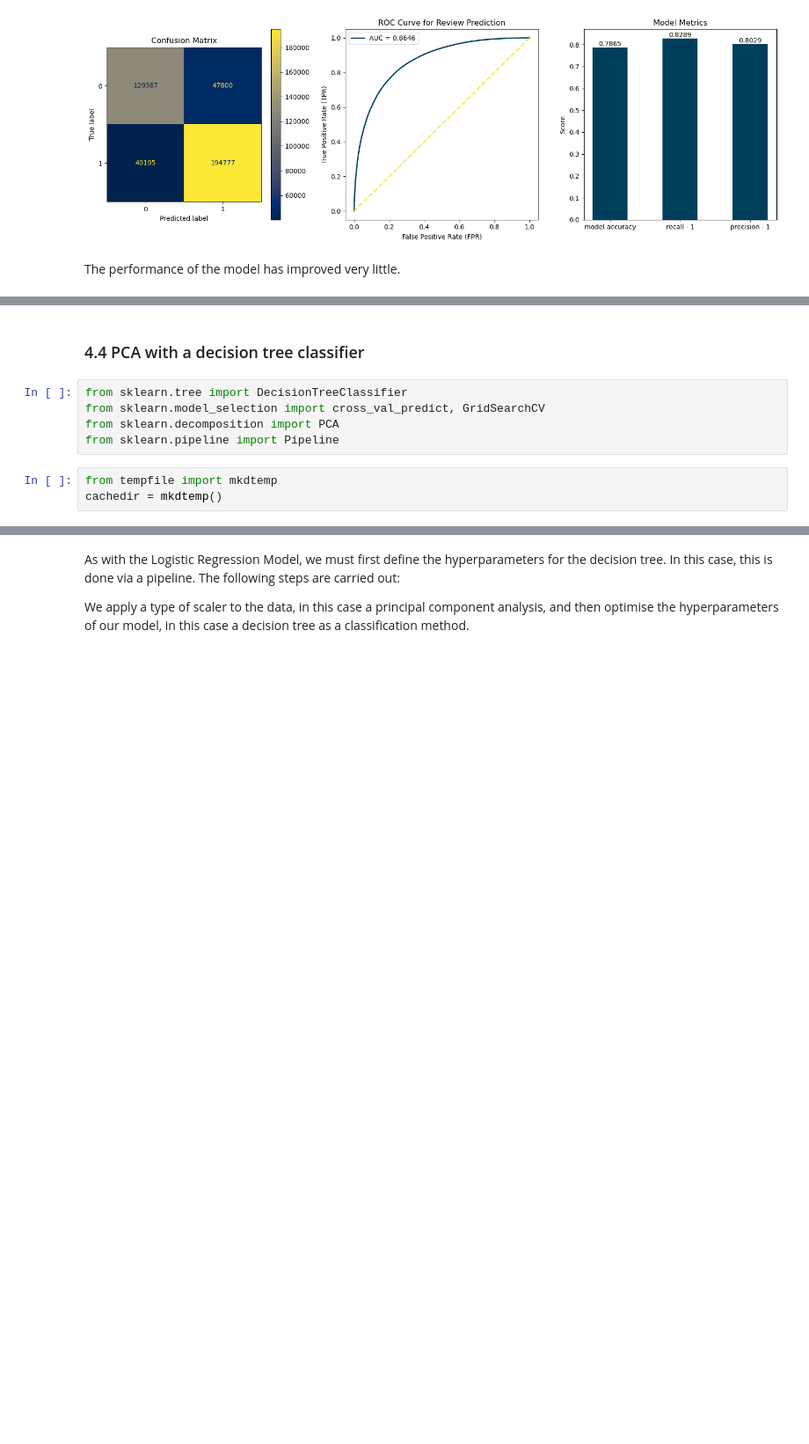
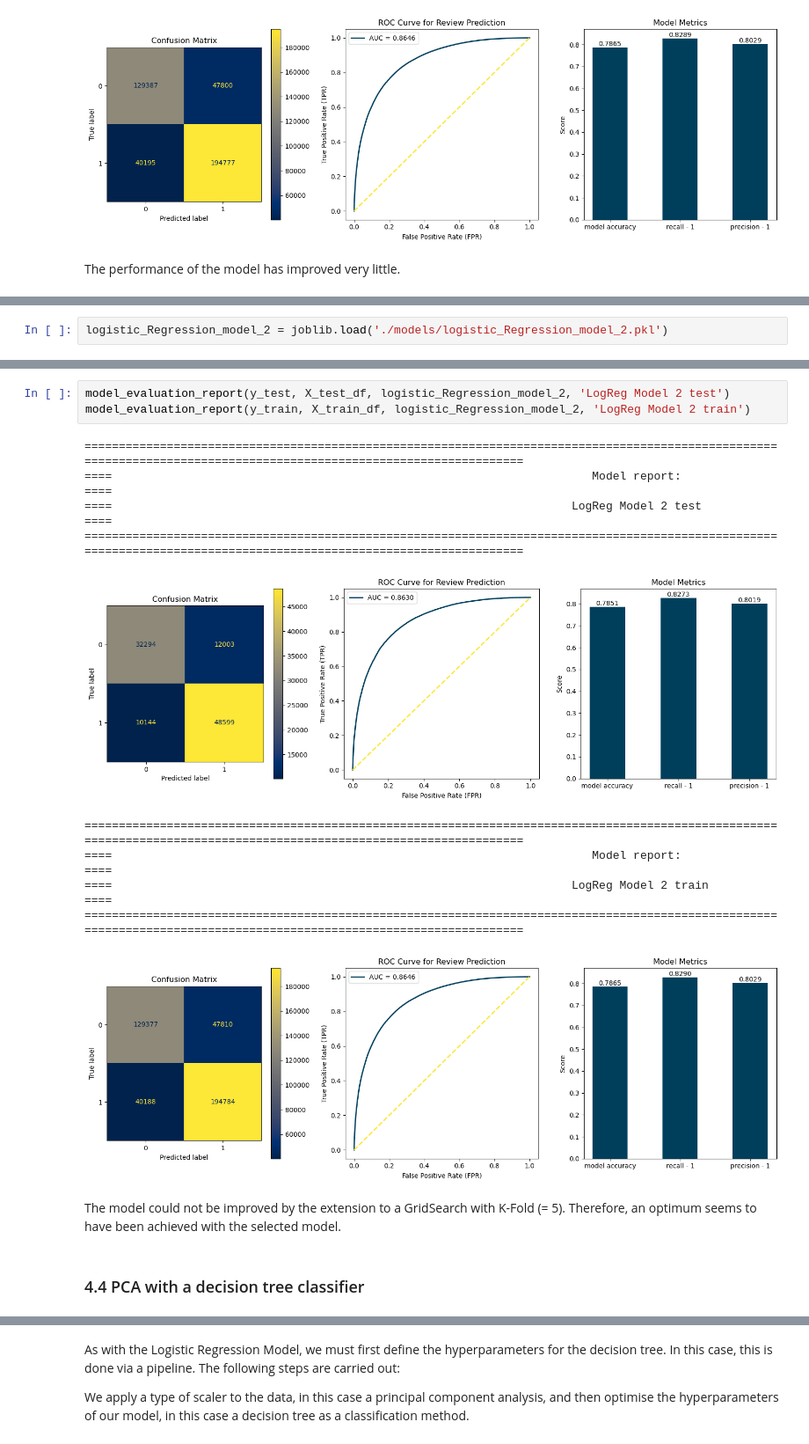
Before and after one commit to bennymiddel/personal_projects, a Jupyter notebook: 01_NLP_hotel_review/BM_NLP_hotel_review.ipynb, the cells around one changed output, grey strips where cells are left out. Shown at 88% size. Cells and saved outputs as stored; diff of their text form; blank space fills up the shorter version.

```diff
--- a/01_NLP_hotel_review/BM_NLP_hotel_review.ipynb
+++ b/01_NLP_hotel_review/BM_NLP_hotel_review.ipynb
@@ -1267,0 +1304,2 @@ The performance of the model has improved very little.
+# %%
+logistic_Regression_model_2 = joblib.load('./models/logistic_Regression_model_2.pkl')
@@ -1268,10 +1314,18 @@ The performance of the model has improved very little.
+# %%
+model_evaluation_report(y_test, X_test_df, logistic_Regression_model_2, 'LogReg Model 2 test')
+model_evaluation_report(y_train, X_train_df, logistic_Regression_model_2, 'LogReg Model 2 train')
+# %% [output]
+=====================================================================================================================================================================
+====                                                                      Model report:                                                                          ====
+====                                                                   LogReg Model 2 test                                                                       ====
+=====================================================================================================================================================================
+[figure, added]
+=====================================================================================================================================================================
+====                                                                      Model report:                                                                          ====
+====                                                                   LogReg Model 2 train                                                                       ====
+=====================================================================================================================================================================
+[figure, added]
+# %% [markdown]
+The model could not be improved by the extension to a GridSearch with K-Fold (= 5). Therefore, an optimum seems to have been achieved with the selected model.
 # %% [markdown]
 ### 4.4 PCA with a decision tree classifier
-# %%
-from sklearn.tree import DecisionTreeClassifier
-from sklearn.model_selection import cross_val_predict, GridSearchCV
-from sklearn.decomposition import PCA
-from sklearn.pipeline import Pipeline
-# %%
-from tempfile import mkdtemp
-cachedir = mkdtemp()
```
Also changed, not shown: parts of 11 cells of this notebook, 1 other file.
